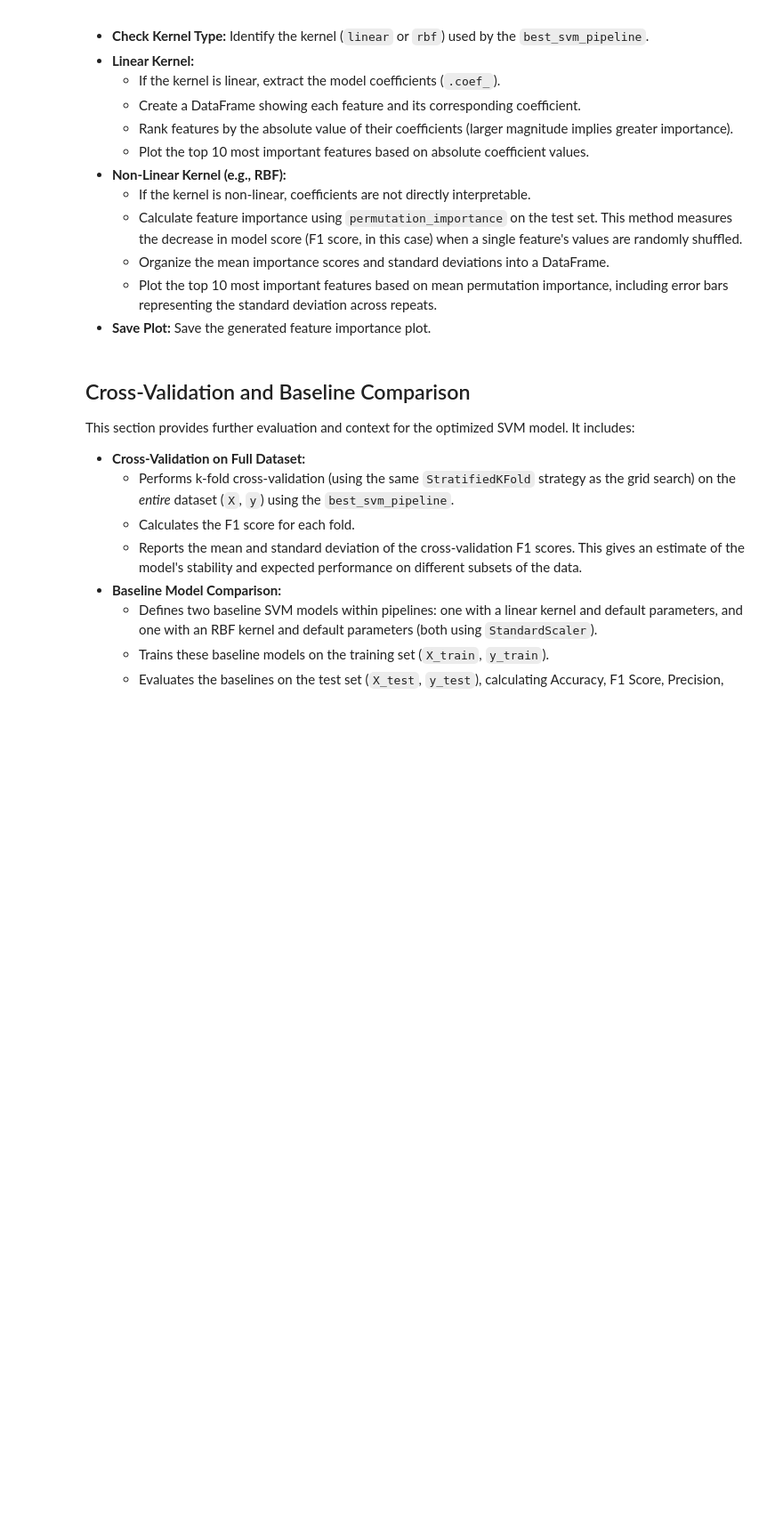
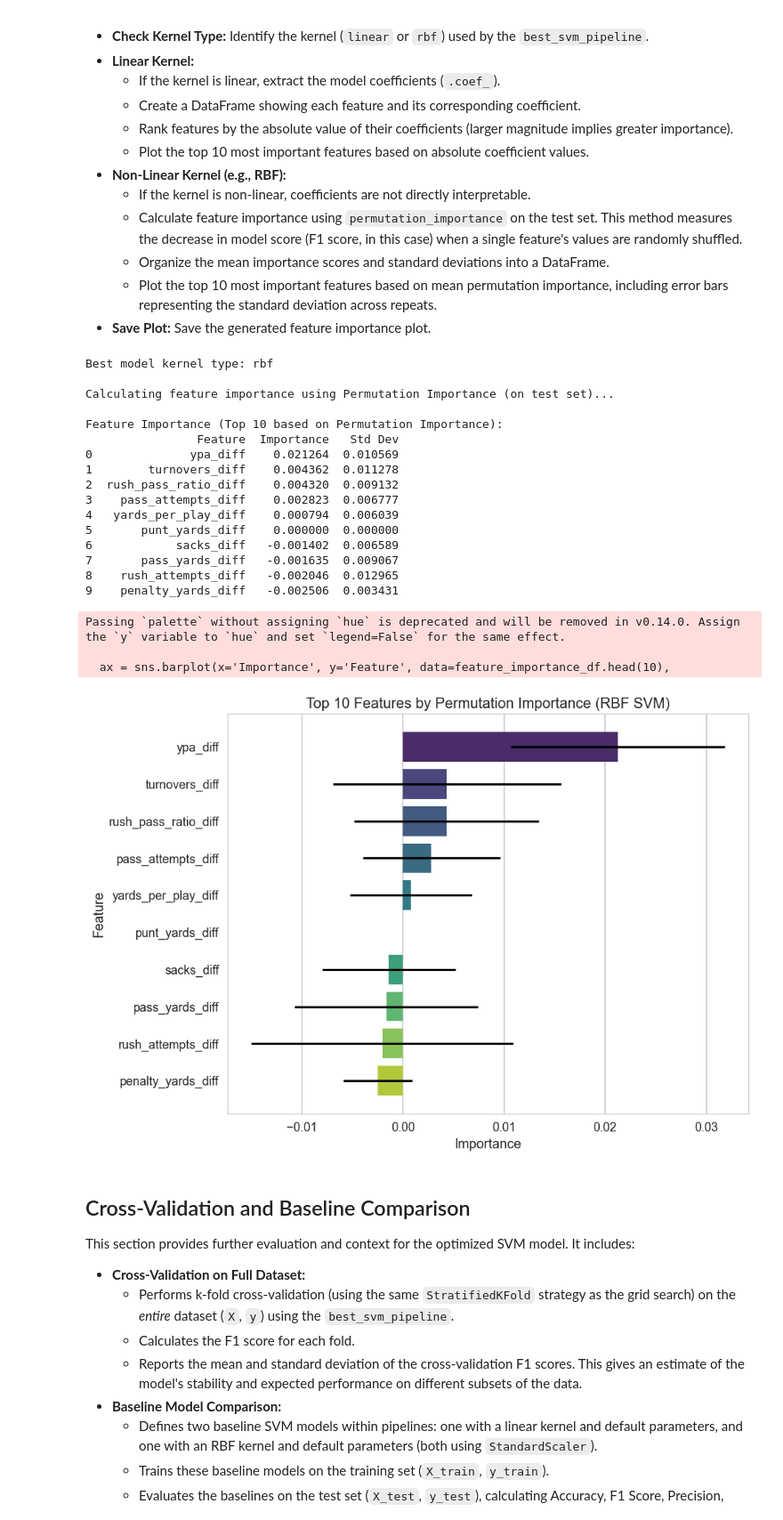
Before and after one commit to JustinJ01/FinalProject, a Jupyter notebook: FinalProjectV2.ipynb, the cells around one changed output. Shown: that part at 89% size. Cells and saved outputs as stored; diff of their text form; code cells hidden in the pictures; blank space fills up the shorter version.

```diff
--- a/FinalProjectV2.ipynb
+++ b/FinalProjectV2.ipynb
@@ -701,35 +775,61 @@ else:
     else: # For non-linear kernels like 'rbf'
         print("\nCalculating feature importance using Permutation Importance (on test set)...")
         # Use permutation importance on the test set for a less biased estimate
         perm_importance = permutation_importance(
             best_svm_pipeline,
             X_test,
             y_test,
             n_repeats=10,       # Number of times to permute a feature
             random_state=42,
             scoring='f1',       # Use the same scoring metric as grid search
             n_jobs=-1
         )
 
         # Organize results into a DataFrame
         sorted_idx = perm_importance.importances_mean.argsort()[::-1] # Get indices sorted by importance
         feature_importance_df = pd.DataFrame({
             'Feature': X_test.columns[sorted_idx],
             'Importance': perm_importance.importances_mean[sorted_idx],
             'Std Dev': perm_importance.importances_std[sorted_idx]
         })
 
         print("\nFeature Importance (Top 10 based on Permutation Importance):")
         print(feature_importance_df.head(10))
 
         # Plot permutation importance
         plt.figure(figsize=(10, 7))
-        sns.barplot(x='Importance', y='Feature', data=feature_importance_df.head(10),
-                    palette='viridis', xerr=feature_importance_df['Std Dev'].head(10))
+        ax = sns.barplot(x='Importance', y='Feature', data=feature_importance_df.head(10),
+                    palette='viridis')
+        # Add error bars manually
+        for i, p in enumerate(ax.patches):
+            ax.errorbar(p.get_width(), p.get_y() + p.get_height()/2,
+                      xerr=feature_importance_df['Std Dev'].iloc[i],
+                      fmt='none', color='black', capsize=3)
         plt.title(f'Top 10 Features by Permutation Importance ({best_kernel.upper()} SVM)')
         plt.tight_layout()
         plt.savefig(f'svm_{best_kernel}_feature_importance.png')
         plt.show()
+# %% [output]
+Best model kernel type: rbf
+
+Calculating feature importance using Permutation Importance (on test set)...
+
+Feature Importance (Top 10 based on Permutation Importance):
+                Feature  Importance   Std Dev
+0              ypa_diff    0.021264  0.010569
+1        turnovers_diff    0.004362  0.011278
+2  rush_pass_ratio_diff    0.004320  0.009132
+3    pass_attempts_diff    0.002823  0.006777
+4   yards_per_play_diff    0.000794  0.006039
+5       punt_yards_diff    0.000000  0.000000
+6            sacks_diff   -0.001402  0.006589
+7       pass_yards_diff   -0.001635  0.009067
+8    rush_attempts_diff   -0.002046  0.012965
+9    penalty_yards_diff   -0.002506  0.003431
+Passing `palette` without assigning `hue` is deprecated and will be removed in v0.14.0. Assign the `y` variable to `hue` and set `legend=False` for the same effect.
+
+  ax = sns.barplot(x='Importance', y='Feature', data=feature_importance_df.head(10),
+[figure, added]
 # %% [markdown]
 ## Cross-Validation and Baseline Comparison
 
```
Also changed, not shown: parts of 7 cells of this notebook.
